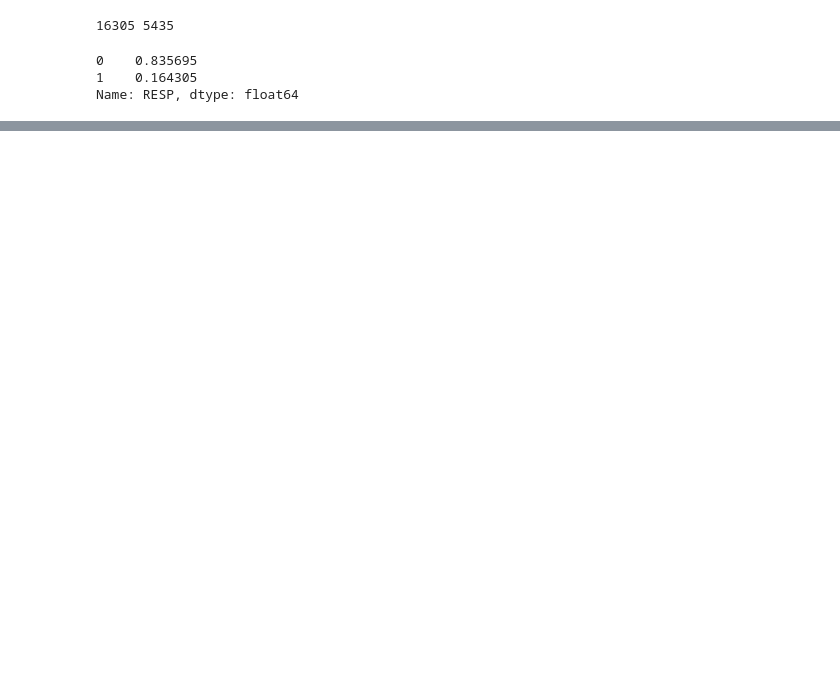
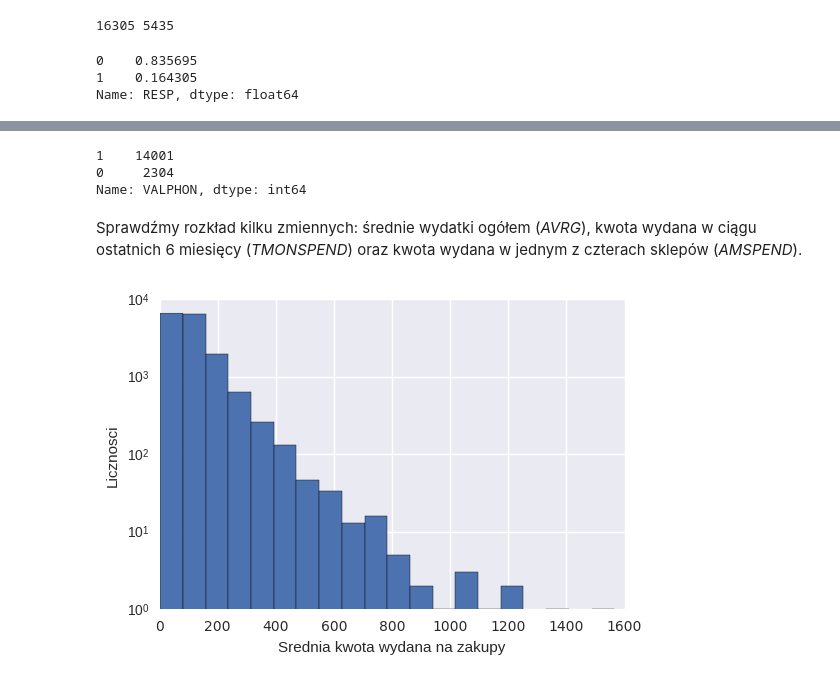
Before and after one commit to rilld8/Python1, a Jupyter notebook: ClothingStoreAnalytics.ipynb, the cells around one changed output, grey strips where cells are left out. Drawn from its saved outputs; the diff is of its cells as text; code cells hidden in the pictures; blank space fills up the shorter version.

Commit message:
Aktualizacja o rozkłady zmiennych objaśniających

```diff
--- a/ClothingStoreAnalytics.ipynb
+++ b/ClothingStoreAnalytics.ipynb
@@ -95,0 +120,18 @@ Name: RESP, dtype: float64
+# %%
+dt['VALPHON'] = dt['VALPHON'].replace(['Y', 'N'], [1, 0])
+pd.value_counts(dt['VALPHON'])
+# %% [output]
+1    14001
+0     2304
+Name: VALPHON, dtype: int64
+# %% [markdown]
+Sprawdźmy rozkład kilku zmiennych: średnie wydatki ogółem (*AVRG*), kwota wydana w ciągu ostatnich 6 miesięcy (*TMONSPEND*) oraz kwota wydana w jednym z czterach sklepów (*AMSPEND*).
+# %%
+plt.hist(dt['AVRG'], bins=20)
+plt.xlabel('Srednia kwota wydana na zakupy')
+plt.ylabel('Licznosci')
+ax = plt.subplot(1, 1, 1)
+ax.set_yscale('log')
+plt.show()
+# %% [output]
+[figure, added]
```
Also changed, not shown: parts of 6 cells of this notebook.
